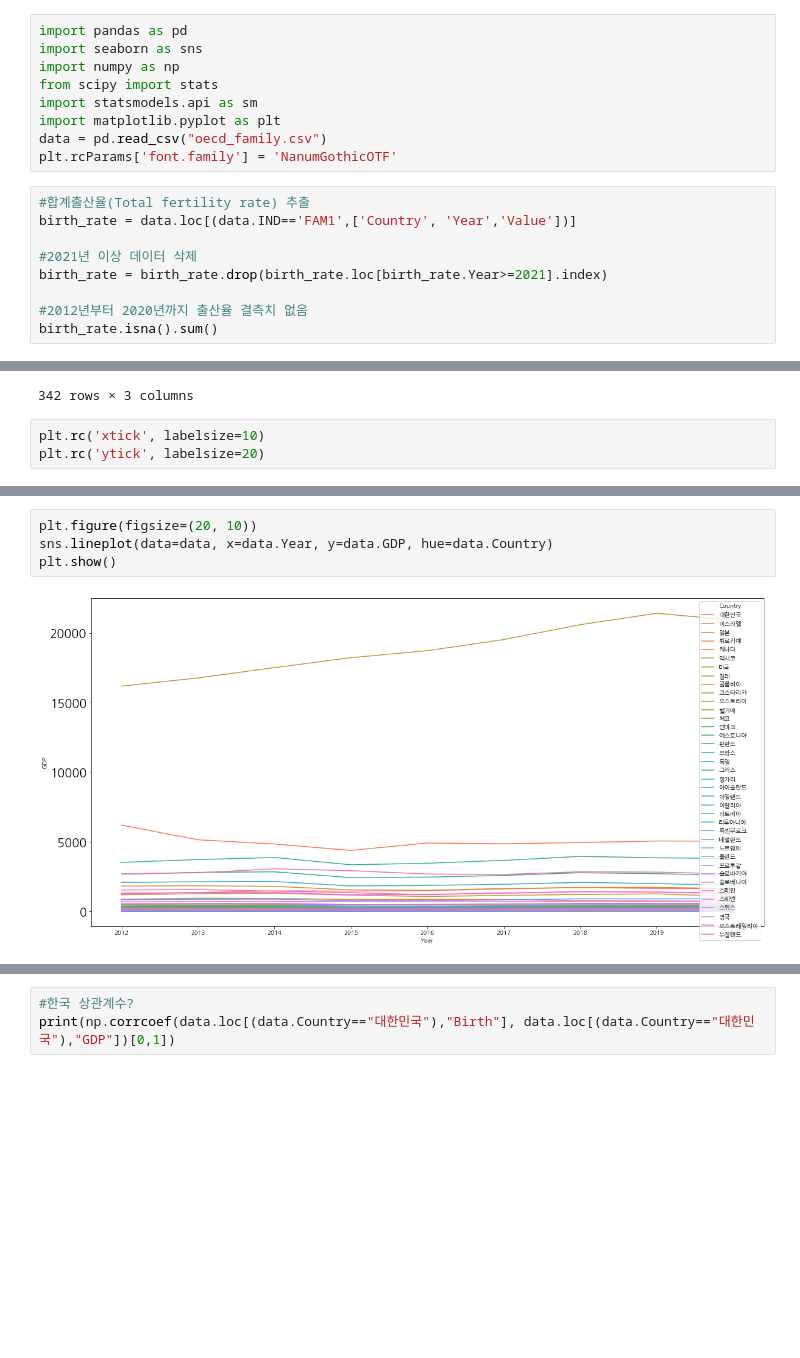
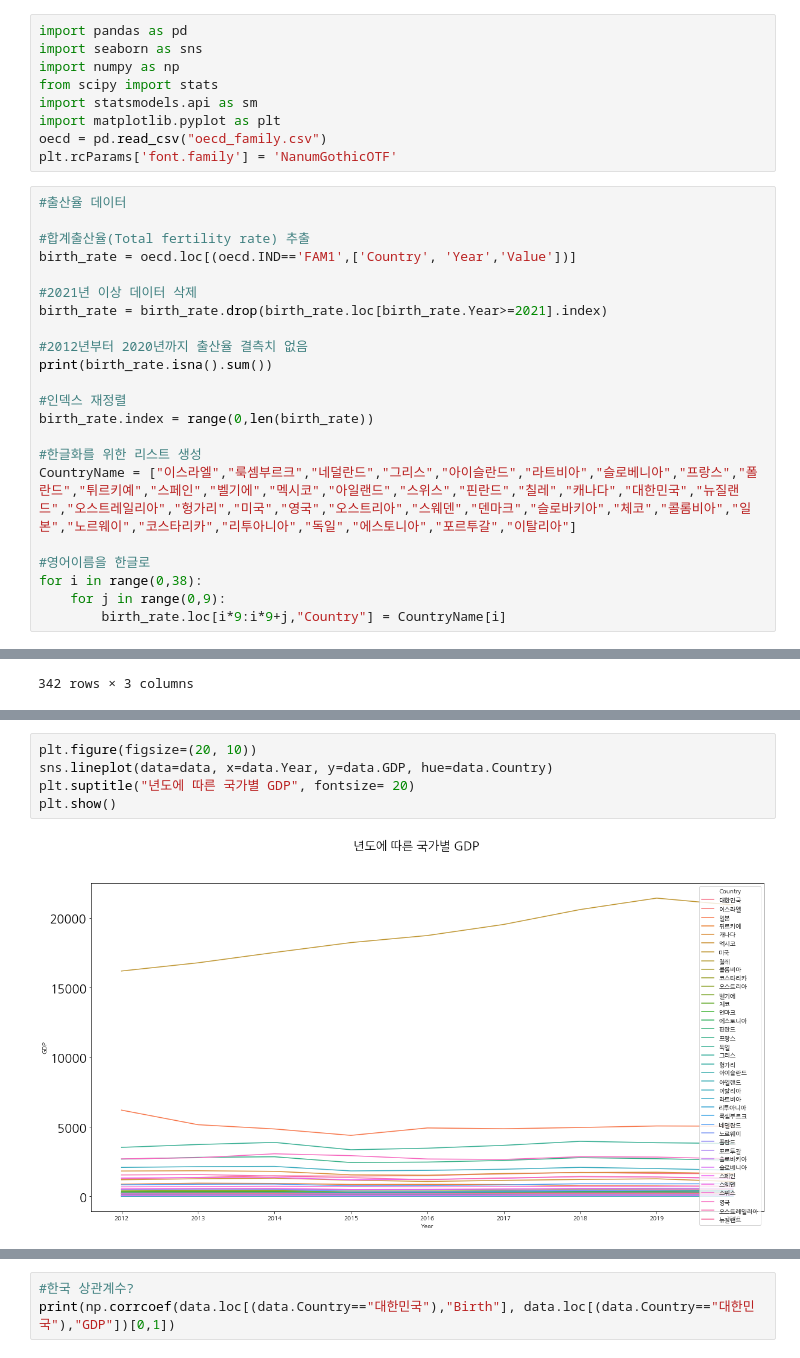
Before and after one commit to pkzi/-, a Jupyter notebook: 출생률 - GDP 상관관계.ipynb, the cells around one changed output, grey strips where cells are left out. Drawn from its saved outputs; the diff is of its cells as text; blank space fills up the shorter version.

```diff
--- a/출생률 - GDP 상관관계.ipynb
+++ b/출생률 - GDP 상관관계.ipynb
@@ -5,17 +5,30 @@ import numpy as np
 from scipy import stats
 import statsmodels.api as sm
 import matplotlib.pyplot as plt
-data = pd.read_csv("oecd_family.csv")
+oecd = pd.read_csv("oecd_family.csv")
 plt.rcParams['font.family'] = 'NanumGothicOTF'
 # %%
+#출산율 데이터
+
 #합계출산율(Total fertility rate) 추출
-birth_rate = data.loc[(data.IND=='FAM1',['Country', 'Year','Value'])]
+birth_rate = oecd.loc[(oecd.IND=='FAM1',['Country', 'Year','Value'])]
 
 #2021년 이상 데이터 삭제
 birth_rate = birth_rate.drop(birth_rate.loc[birth_rate.Year>=2021].index)
 
 #2012년부터 2020년까지 출산율 결측치 없음
-birth_rate.isna().sum()
+print(birth_rate.isna().sum())
+
+#인덱스 재정렬
+birth_rate.index = range(0,len(birth_rate))
+
+#한글화를 위한 리스트 생성
+CountryName = ["이스라엘","룩셈부르크","네덜란드","그리스","아이슬란드","라트비아","슬로베니아","프랑스","폴란드","튀르키예","스페인","벨기에","멕시코","아일랜드","스위스","핀란드","칠레","캐나다","대한민국","뉴질랜드","오스트레일리아","헝가리","미국","영국","오스트리아","스웨덴","덴마크","슬로바키아","체코","콜롬비아","일본","노르웨이","코스타리카","리투아니아","독일","에스토니아","포르투갈","이탈리아"]
+
+#영어이름을 한글로
+for i in range(0,38):
+    for j in range(0,9):
+        birth_rate.loc[i*9:i*9+j,"Country"] = CountryName[i]
 # %% [output]
 Country    0
 Year       0
@@ -48,9 +50,6 @@ birth_rate
 | 340 | 이탈리아 | 2019 | 1.27 |
 | 341 | 이탈리아 | 2020 | 1.24 |
 342 rows × 3 columns
-# %%
-plt.rc('xtick', labelsize=10)
-plt.rc('ytick', labelsize=20)
 # %%
 plt.figure(figsize=(20,10))
 plt.xticks(rotation=45)
@@ -225,9 +177,10 @@ data
 # %%
 plt.figure(figsize=(20, 10))
 sns.lineplot(data=data, x=data.Year, y=data.GDP, hue=data.Country)
+plt.suptitle("년도에 따른 국가별 GDP", fontsize= 20)
 plt.show()
 # %% [output]
-[figure, old version]
+[figure, new version]
 # %%
 plt.figure(figsize=(20, 10))
 sns.lineplot(data=data, x=data.Year, y=data.Birth, hue=data.Country)
```
Also changed, not shown: parts of 25 cells of this notebook.
